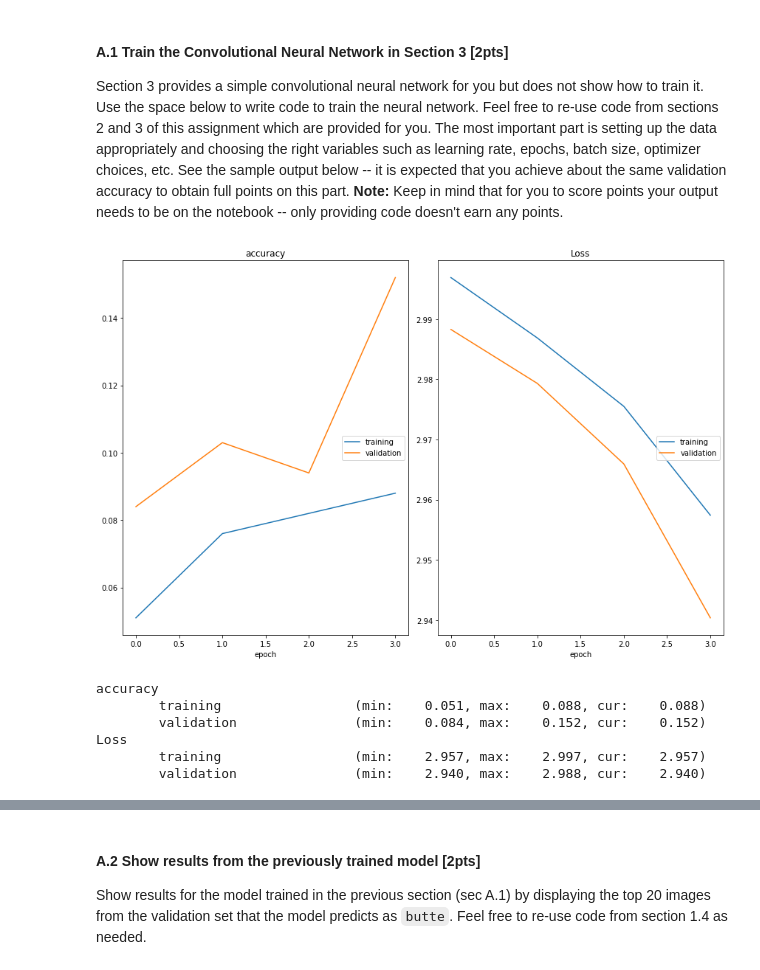
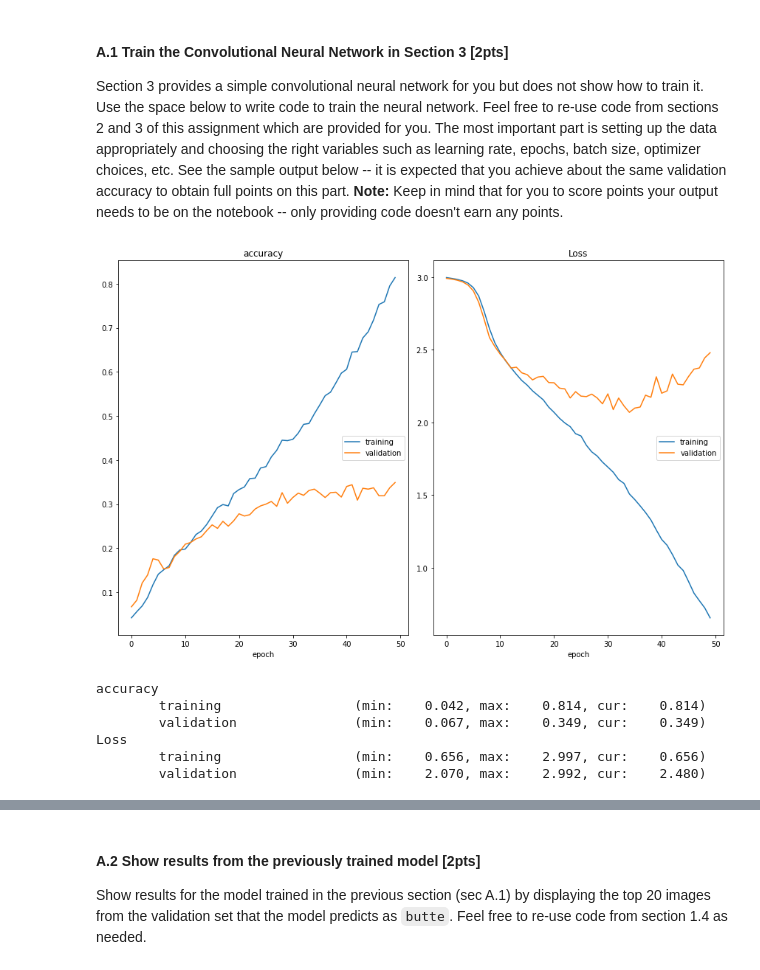
Before and after one commit to KBLin1996/Comp646-DL_for_Vision_and_Language, a Jupyter notebook: Assignment1_image_classification_and_CNN.ipynb, the cells around one changed output, grey strips where cells are left out. Cells and saved outputs as stored; diff of their text form; code cells hidden in the pictures.

```diff
--- a/Assignment1_image_classification_and_CNN.ipynb
+++ b/Assignment1_image_classification_and_CNN.ipynb
@@ -489,42 +488,42 @@ import torch.optim
 import torchvision.transforms as transforms
 
 batch_size = 4
-n_epochs = 60
+n_epochs = 50
 learningRate = 2e-3
 
 # torch.nn.CrossEntropyLoss applies the softmax to the predictions by the model.
 cost_function = torch.nn.CrossEntropyLoss()
 model = ConvnetClassifier()
 
 # Basic SGD Optimizer.
 optimizer = torch.optim.SGD(model.parameters(), lr = learningRate)
 
 transform = transforms.Compose([transforms.Resize((48, 48)),
                                 transforms.ToTensor()])
 
 trainSet = SUN20(split = 'train', transform = transform)
 valSet = SUN20(split = 'val', transform = transform)
 
 train_loader = torch.utils.data.DataLoader(trainSet,
                                            batch_size = batch_size,
                                            shuffle = True,
                                            pin_memory = True,
                                            num_workers = 2)
 val_loader = torch.utils.data.DataLoader(valSet,
                                          batch_size = batch_size,
                                          shuffle = False)
 
 train_model(batch_size, n_epochs, learningRate,
             model, cost_function, optimizer, -1,
             train_loader, val_loader);
 # %% [output]
-[figure, old version]
+[figure, new version]
 accuracy
-        training                 (min:    0.051, max:    0.088, cur:    0.088)
-        validation               (min:    0.084, max:    0.152, cur:    0.152)
+        training                 (min:    0.042, max:    0.814, cur:    0.814)
+        validation               (min:    0.067, max:    0.349, cur:    0.349)
 Loss
-        training                 (min:    2.957, max:    2.997, cur:    2.957)
-        validation               (min:    2.940, max:    2.988, cur:    2.940)
+        training                 (min:    0.656, max:    2.997, cur:    0.656)
+        validation               (min:    2.070, max:    2.992, cur:    2.480)
 # %%
 # Including an example prediction just for your reference to see the model is really working.
 
```
Also changed, not shown: parts of 7 cells of this notebook.
